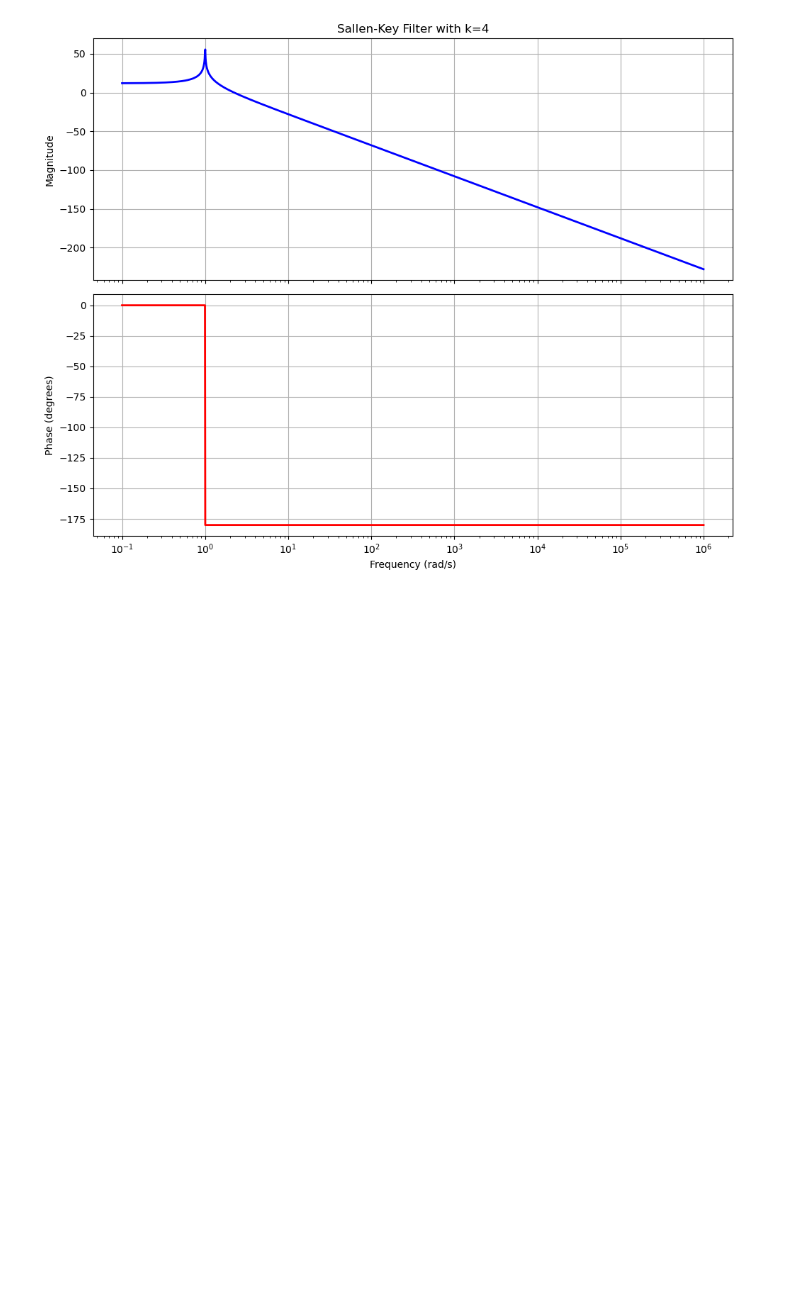
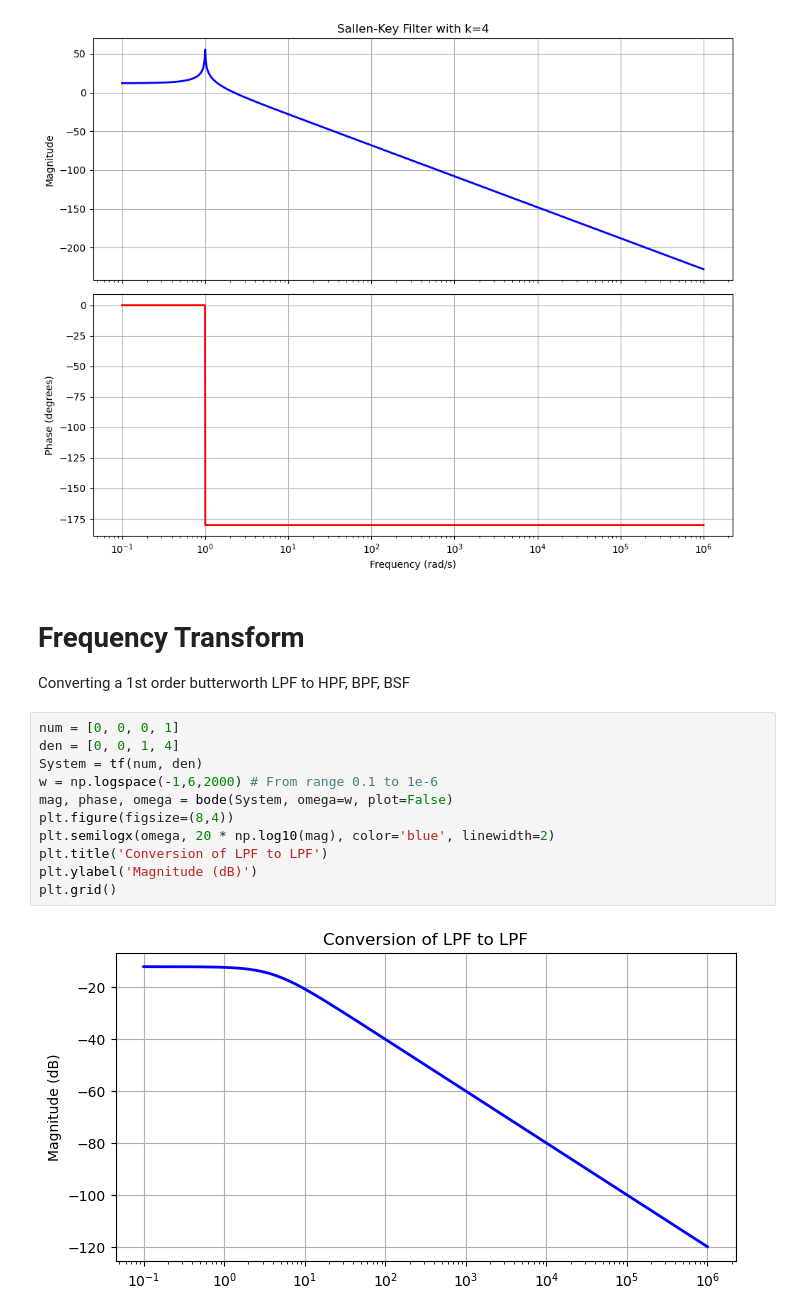
Before and after one commit to rusty-crubs/Data-Science-with-Python, a Jupyter notebook: Practice/Filter-Signal-Analysis.ipynb, the cells around one changed output. Cells and saved outputs as stored; diff of their text form; blank space fills up the shorter version.

Commit message:
Frequency Transform

```diff
--- a/Practice/Filter-Signal-Analysis.ipynb
+++ b/Practice/Filter-Signal-Analysis.ipynb
@@ -492,3 +492,19 @@ plt.tight_layout()
 plt.show()
 # %% [output]
 [figure]
+# %% [markdown]
+# Frequency Transform
+Converting a 1st order butterworth LPF to HPF, BPF, BSF
+# %%
+num = [0, 0, 0, 1]
+den = [0, 0, 1, 4]
+System = tf(num, den)
+w = np.logspace(-1,6,2000) # From range 0.1 to 1e-6
+mag, phase, omega = bode(System, omega=w, plot=False)
+plt.figure(figsize=(8,4))
+plt.semilogx(omega, 20 * np.log10(mag), color='blue', linewidth=2)
+plt.title('Conversion of LPF to LPF')
+plt.ylabel('Magnitude (dB)')
+plt.grid()
+# %% [output]
+[figure, added]
```
Also changed, not shown: parts of 3 cells of this notebook.
